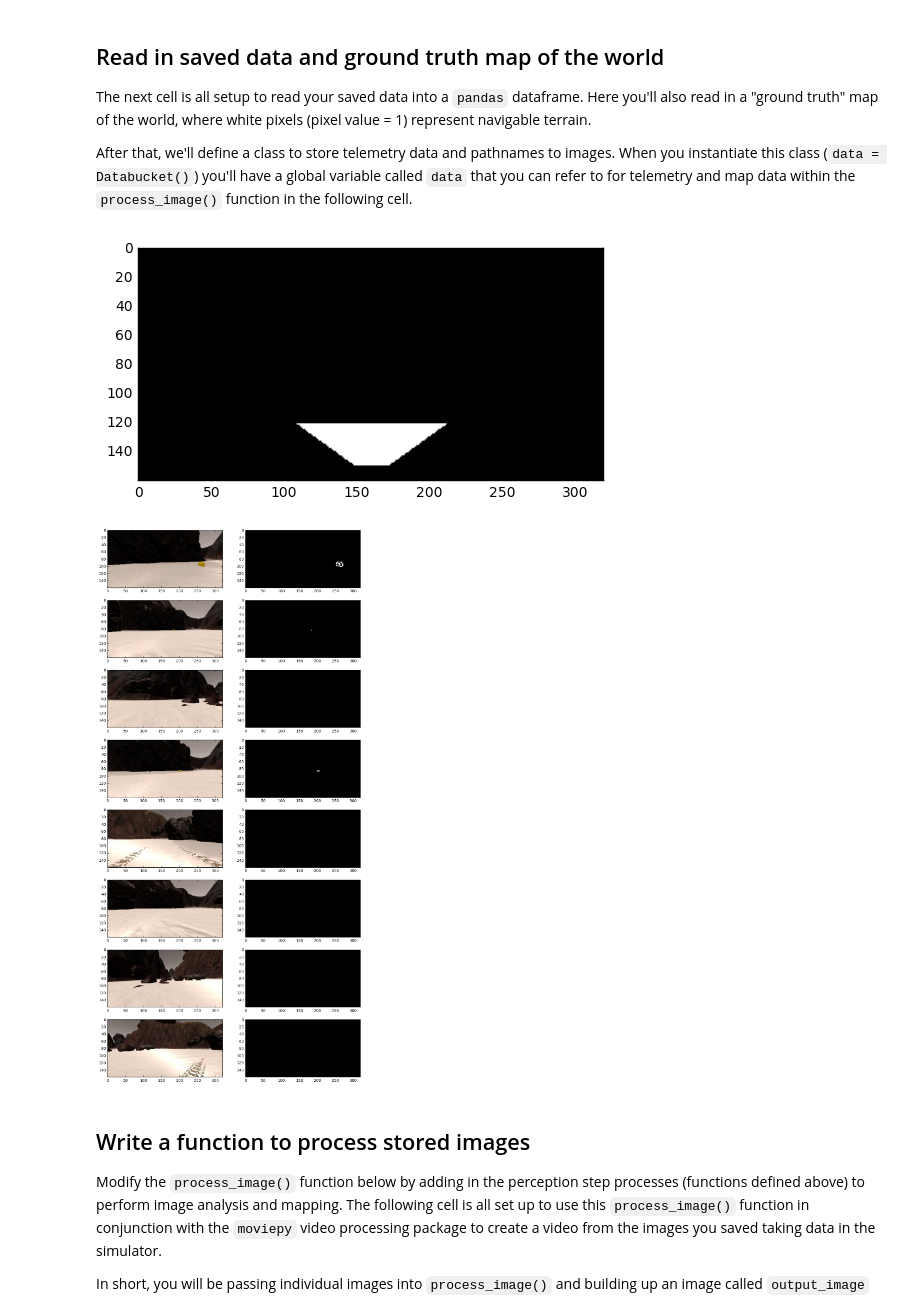
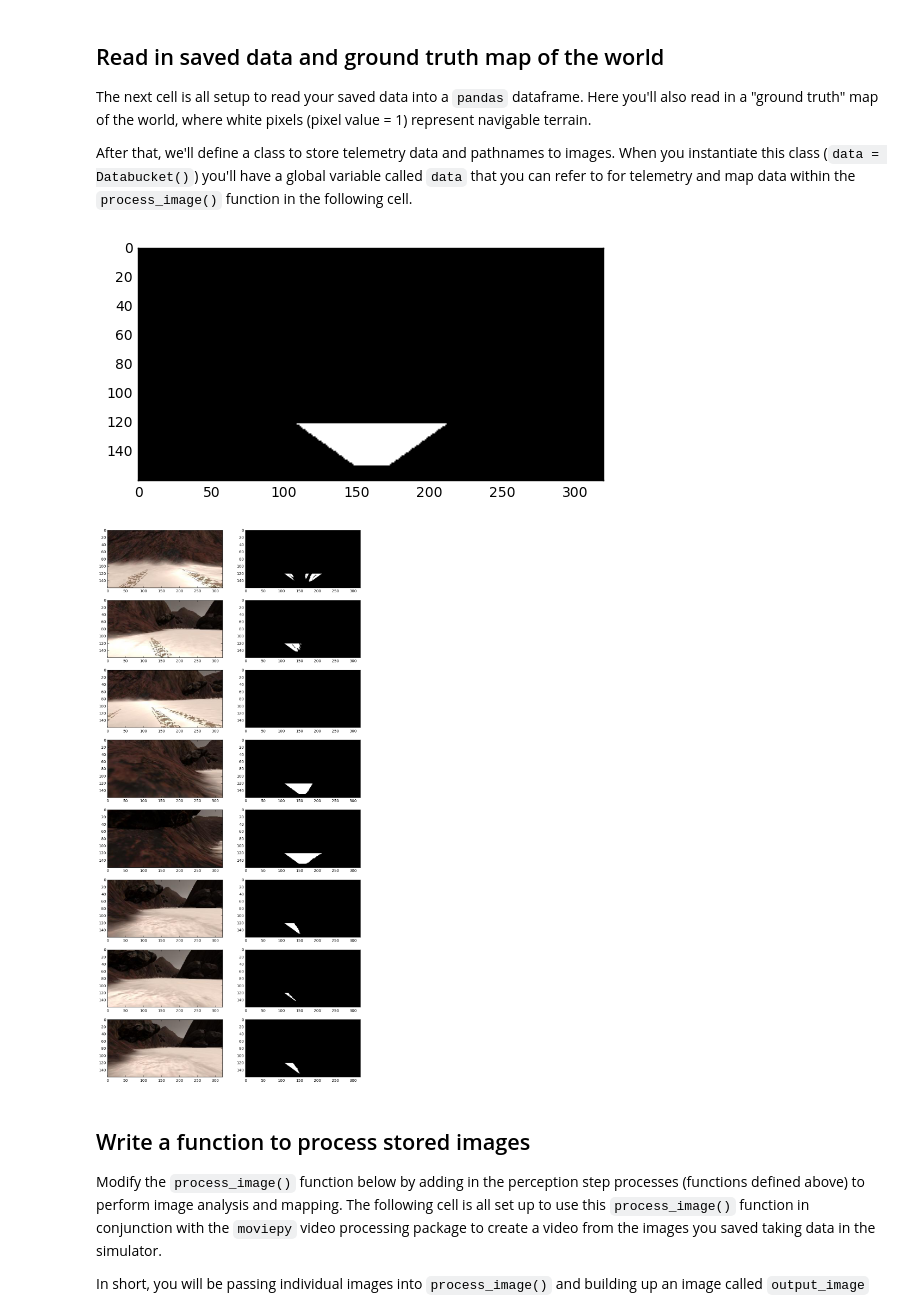
Before and after one commit to bexcite/RoboND-Rover-Project, a Jupyter notebook: code/Rover_Project_Test_Notebook.ipynb, the cells around one changed output. Drawn from its saved outputs; the diff is of its cells as text; code cells hidden in the pictures.

```diff
--- a/code/Rover_Project_Test_Notebook.ipynb
+++ b/code/Rover_Project_Test_Notebook.ipynb
@@ -247,7 +247,7 @@ import pandas as pd
 # If you are in a locale (e.g., Europe) that uses ',' as the decimal separator
 # change the '.' to ','
 # df = pd.read_csv('../test_dataset/robot_log.csv', delimiter=';', decimal='.')
-df = pd.read_csv('../data/set5/robot_log.csv', delimiter=';', decimal='.')
+df = pd.read_csv('../data/set6/robot_log.csv', delimiter=';', decimal='.')
 csv_img_list = df["Path"].tolist() # Create list of image pathnames
 # Read in ground truth map and create a 3-channel image with it
 ground_truth = mpimg.imread('../calibration_images/map_bw.png')
@@ -300,7 +300,7 @@ plt.imshow(view_mask, cmap='gray')
 
 
 thresh_floor = (110, 110, 110)
-thresh_wall = (80, 80, 80)
+thresh_wall = ((0,90), (0, 255), (0, 140))  # (80, 80, 80)
 thresh_diamond = ((86,255), (0,255), (0,42)) # ((86,255), (0,255), (0,62))
 # thresh_diamond_hsv = ((70,255), (70,255), (0,50)) # ((86,255), (0,255), (0,62))
 thresh_diamond_hsv = ((0,30), (120,255), (120,255)) # ((86,255), (0,255), (0,62))
@@ -312,8 +312,15 @@ def process_floor(img):
     return masked
 
 def process_obstacles(img):
-    threshed = color_thresh_inv(img, thresh_wall)
-    warped = perspect_transform(threshed, source, destination)
+#     threshed = color_thresh_inv(img, thresh_wall)
+#     warped = perspect_transform(threshed, source, destination)
+#     masked = np.multiply(warped, view_mask)
+    color_select = np.zeros_like(img[:,:,0])
+    above_thresh = (img[:,:,0] > thresh_wall[0][0]) & (img[:,:,0] < thresh_wall[0][1]) \
+                & (img[:,:,1] > thresh_wall[1][0]) & (img[:,:,1] < thresh_wall[1][1]) \
+                & (img[:,:,2] > thresh_wall[2][0]) & (img[:,:,2] < thresh_wall[2][1])
+    color_select[above_thresh] = 1
+    warped = perspect_transform(color_select, source, destination)
     masked = np.multiply(warped, view_mask)
     return masked
 
@@ -350,14 +357,14 @@ def process_diamond_hsv(img):
 
 
 timages = np.random.choice(data.images, tN)
-timages[0] = data.images[205]
+timages[0] = data.images[235]
 
 '''
 imgd = mpimg.imread(timages[0])
 def plt_diamond(r0, r1, g0, g1, b0, b1):
-    global thresh_diamond_hsv, imgd
-    thresh_diamond_hsv = ((r0,r1), (g0,g1), (b0, b1))
-    imgp = process_diamond_hsv(imgd)
+    global thresh_wall, imgd
+    thresh_wall = ((r0,r1), (g0,g1), (b0, b1))
+    imgp = process_obstacles(imgd)
     fig = plt.figure(figsize=(12,9))
     plt.subplot(121)
     plt.imshow(imgd)
@@ -368,40 +375,40 @@ widgets.interact(plt_diamond, r0=(0,255,1), r1=(0,255,1), g0=(0,255,1), g1=(0,25
 
 
 
 fig = plt.figure(figsize=(12,26))
 for idx, fimg in enumerate(timages):
     img = mpimg.imread(fimg)
 
     # img = clip_to_view_horizon(img)
 
     plt.subplot(tN, 2, 1 + idx * 2)
     plt.imshow(img)
 
 #     imgp = process_floor(img)
 #     plt.subplot(tN, 2, 2 + idx * 2)
 #     plt.imshow(imgp, cmap='gray')
 
-#     imgw = process_obstacles(img)
-#     plt.subplot(tN, 4, 3 + idx * 4)
-#     plt.imshow(imgw, cmap='gray')
+    imgw = process_obstacles(img)
+    plt.subplot(tN, 2, 2 + idx * 2)
+    plt.imshow(imgw, cmap='gray')
 
-    imgd = process_diamond_hsv(img)
-    plt.subplot(tN, 2, 2 + idx * 2)
-    plt.imshow(imgd, cmap='gray')
+#     imgd = process_diamond_hsv(img)
+#     plt.subplot(tN, 2, 2 + idx * 2)
+#     plt.imshow(imgd, cmap='gray')
 
 
 
 
 # Do some plotting
 
 
 # plt.subplot(222)
 # plt.imshow(warped)
 # plt.subplot(223)
 # plt.imshow(threshed, cmap='gray')
 # %% [output]
 [figure]
-[figure, old version]
+[figure, new version]
 # %% [markdown]
 ## Write a function to process stored images
 
```
Also changed, not shown: parts of 4 cells of this notebook, 5 other files.
